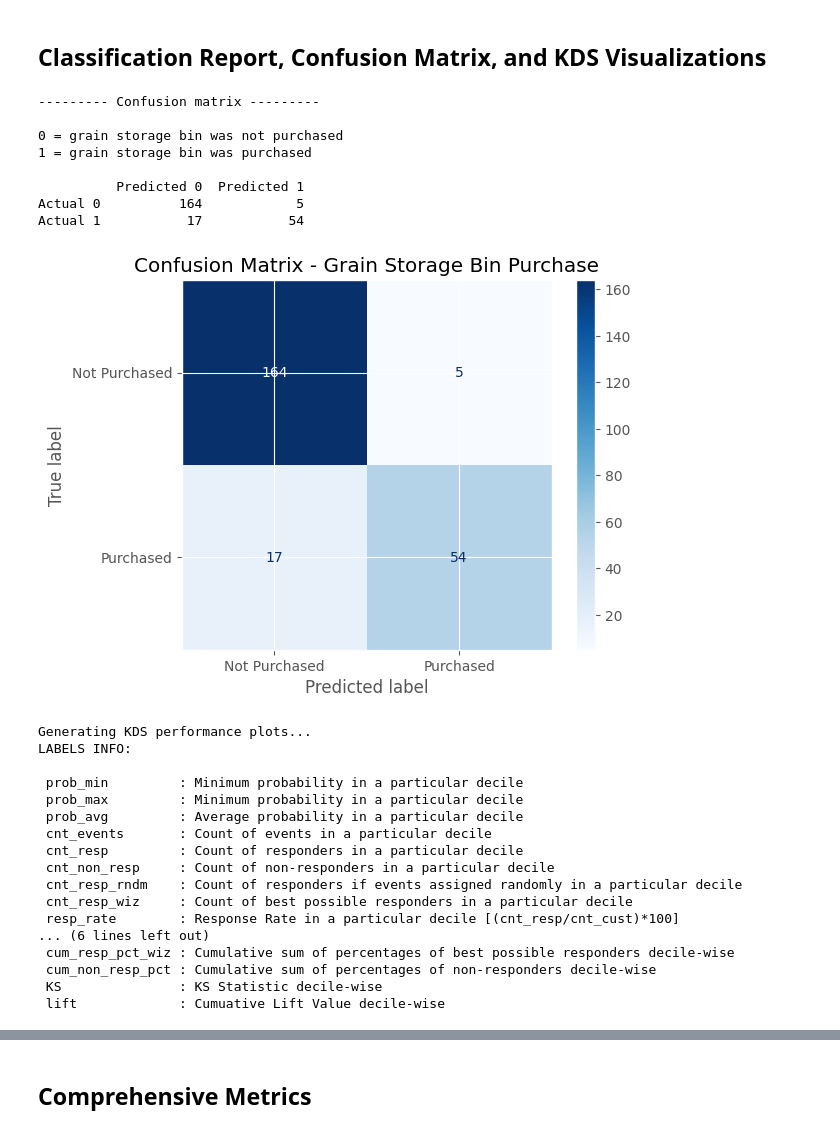
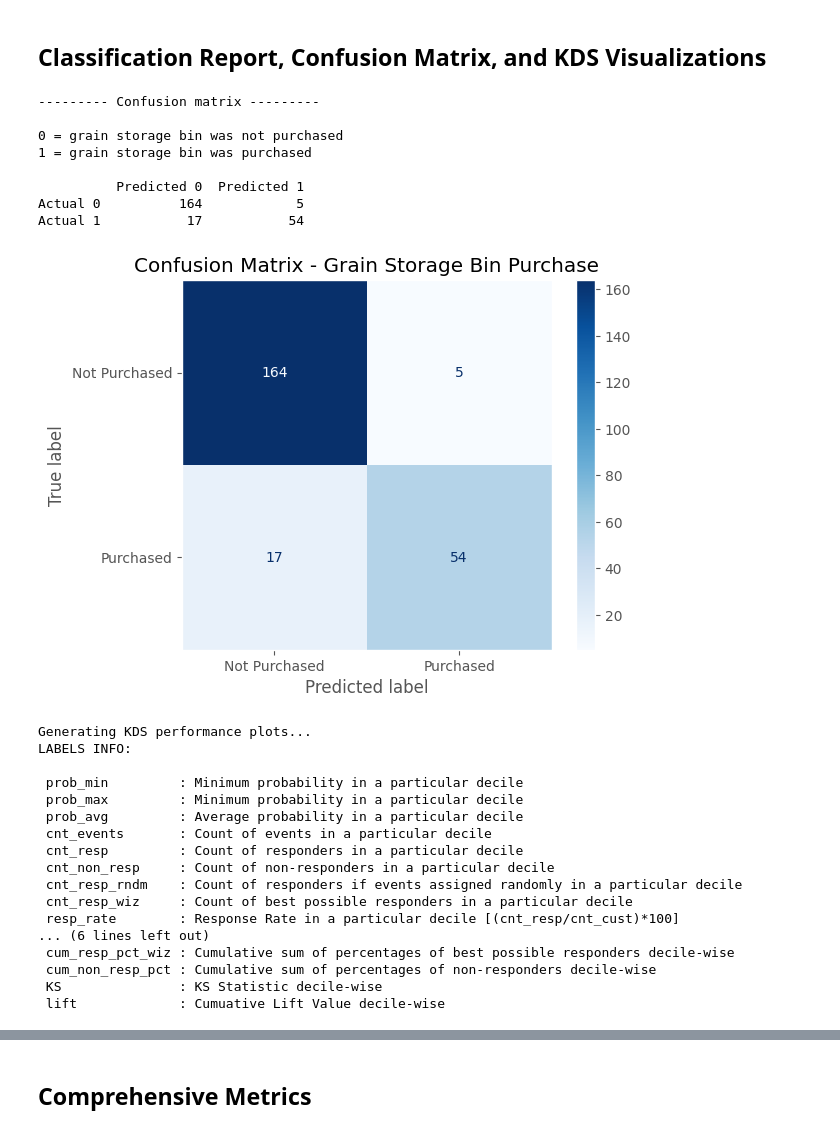
Before and after one commit to noahMacg/BIT446_T8_RandomForest, a Jupyter notebook: T8_RF_grain_storage.ipynb, the cells around one changed output, grey strips where cells are left out. Drawn from its saved outputs; the diff is of its cells as text; code cells hidden in the pictures.

Commit message:
Finished analysis

```diff
--- a/T8_RF_grain_storage.ipynb
+++ b/T8_RF_grain_storage.ipynb
@@ -126,27 +130,33 @@ grain_storage_numeric = grain_storage.copy()
 
 # Change object categories to numeric
 le = LabelEncoder()
-for col in ['product', 'dryer', 'warranty']:
+for col in ["product", "dryer", "warranty"]:
     grain_storage_numeric[col] = le.fit_transform(grain_storage_numeric[col])
 
 # Build feature column list
-feature_columns = [col for col in grain_storage_numeric.columns if col not in ['purchased', 'record']]
+feature_columns = [
+    col for col in grain_storage_numeric.columns if col not in ["purchased", "record"]
+]
 
 # Define features
 X = grain_storage_numeric[feature_columns]
+
 # Confirm correct features
 print("---- Features after conversion confirmation ----\n")
 print(X)
 print()
 
 # Define target variable
-y = grain_storage_numeric['purchased']
+y = grain_storage_numeric["purchased"]
+
 # Confirm target variable
 print("---- Target variable confirmation ----\n")
 print(y)
 
 # Performs a random split with seed; 80% training and 20% testing
-X_train, X_test, y_train, y_test = train_test_split(X, y, test_size=0.20, random_state=3)
+X_train, X_test, y_train, y_test = train_test_split(
+    X, y, test_size=0.20, random_state=3
+)
 print("\n--- Data split confirmation ---\n")
 print(f"X_train shape: {X_train.shape}")
 print(f"X_test shape: {X_test.shape}")
@@ -158,6 +168,12 @@ print()
 print("-------------------- Correlation Matrix ---------------------\n")
 corr_matrix = X_train.corr()
 print(corr_matrix)
+print()
+
+# Calculate dataset target imbalance
+print("--------- Target Variable (purchase) Value Counts -----------\n")
+print(y.value_counts())
+print(y.value_counts(normalize=True))
 # %% [output]
 ---- Features after conversion confirmation ----
 
@@ -345,47 +364,51 @@ dtype: float64
 cm = confusion_matrix(y_test, y_pred)
 print("--------- Confusion matrix ---------\n")
 print("0 = grain storage bin was not purchased \n1 = grain storage bin was purchased\n")
-cm_df = pd.DataFrame(cm,
-                     index=['Actual 0', 'Actual 1'],
-                     columns=['Predicted 0', 'Predicted 1'])
-print(cm_df,"\n")
+cm_df = pd.DataFrame(
+    cm, index=["Actual 0", "Actual 1"], columns=["Predicted 0", "Predicted 1"]
+)
+print(cm_df, "\n")
 
 # Create a confusion matrix visualization
 labels = ["Not Purchased", "Purchased"]
 # Use ConfusionMatrixDisplay for visualization
-disp = ConfusionMatrixDisplay(confusion_matrix=cm,
-                              display_labels=labels)
-disp.plot(cmap='Blues')
-plt.title('Confusion Matrix - Grain Storage Bin Purchase')
+disp = ConfusionMatrixDisplay(confusion_matrix=cm, display_labels=labels)
+disp.plot(cmap="Blues")
+plt.grid(False)
+plt.title("Confusion Matrix - Grain Storage Bin Purchase")
 plt.show()
 
-#
+
 print("\nGenerating KDS performance plots...")
 
-#
+# Create prediction probabilities from known test outcomes
 y_pred_proba = rfclf.predict_proba(X_test)[:, 1]
 
 # Set global plot style to use ggplot
-plt.style.use('ggplot')
+plt.style.use("ggplot")
 
 # Generate all 4 plots at once using kds.metrics.report
 fig = kds.metrics.report(
     y_true=y_test,
     y_prob=y_pred_proba,
 )
-plt.suptitle('Storage Bin Purchase Prediction Model - Performance Analysis', fontsize=16, fontweight='bold')
+plt.suptitle(
+    "Storage Bin Purchase Prediction Model - Performance Analysis",
+    fontsize=16,
+    fontweight="bold",
+)
 plt.tight_layout()
 plt.show()
 # %% [output]
 --------- Confusion matrix ---------
 
 0 = grain storage bin was not purchased
 1 = grain storage bin was purchased
 
           Predicted 0  Predicted 1
 Actual 0          164            5
 Actual 1           17           54
-[figure, old version]
+[figure, new version]
 Generating KDS performance plots...
 LABELS INFO:
 
```
Also changed, not shown: parts of 8 cells of this notebook, 1 other file.
